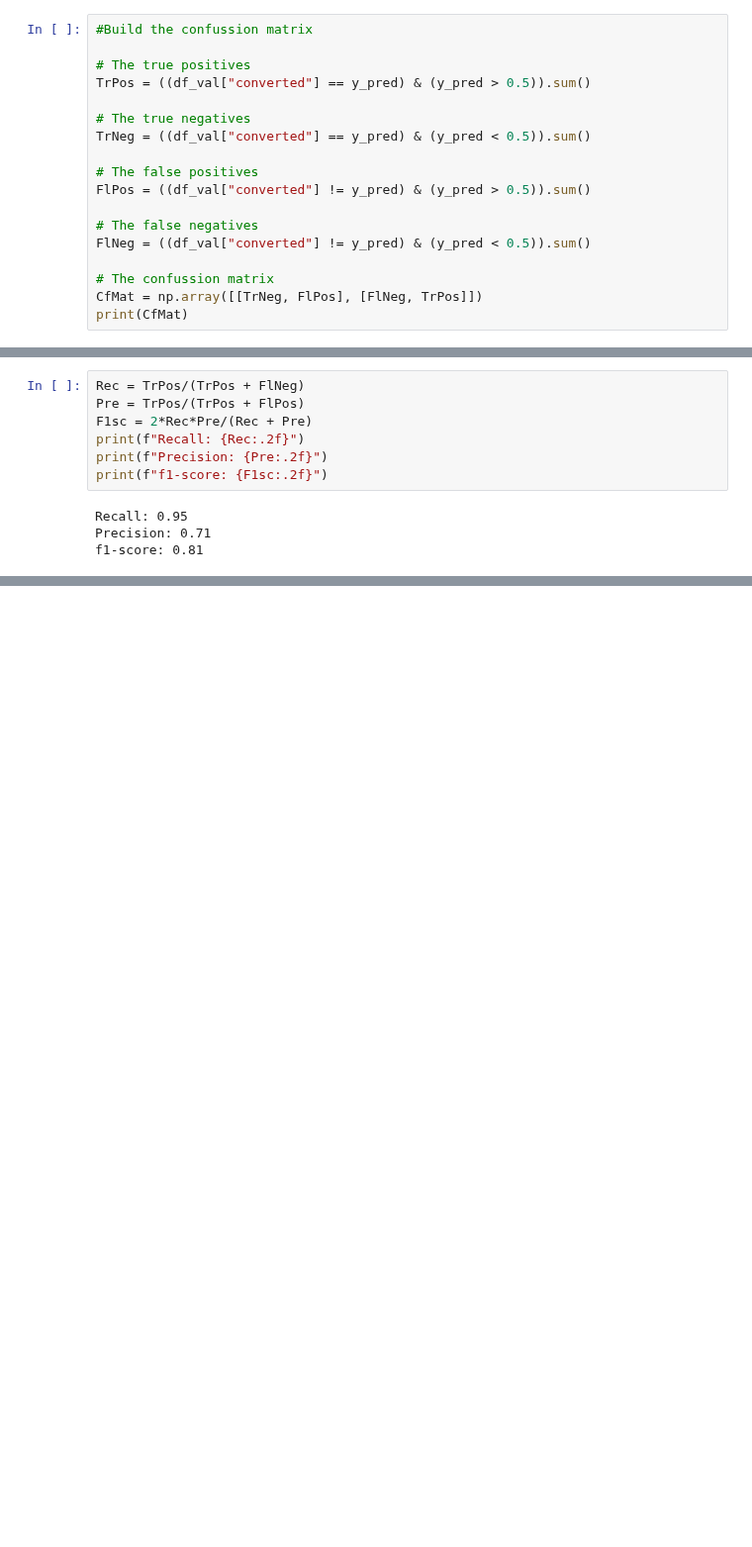
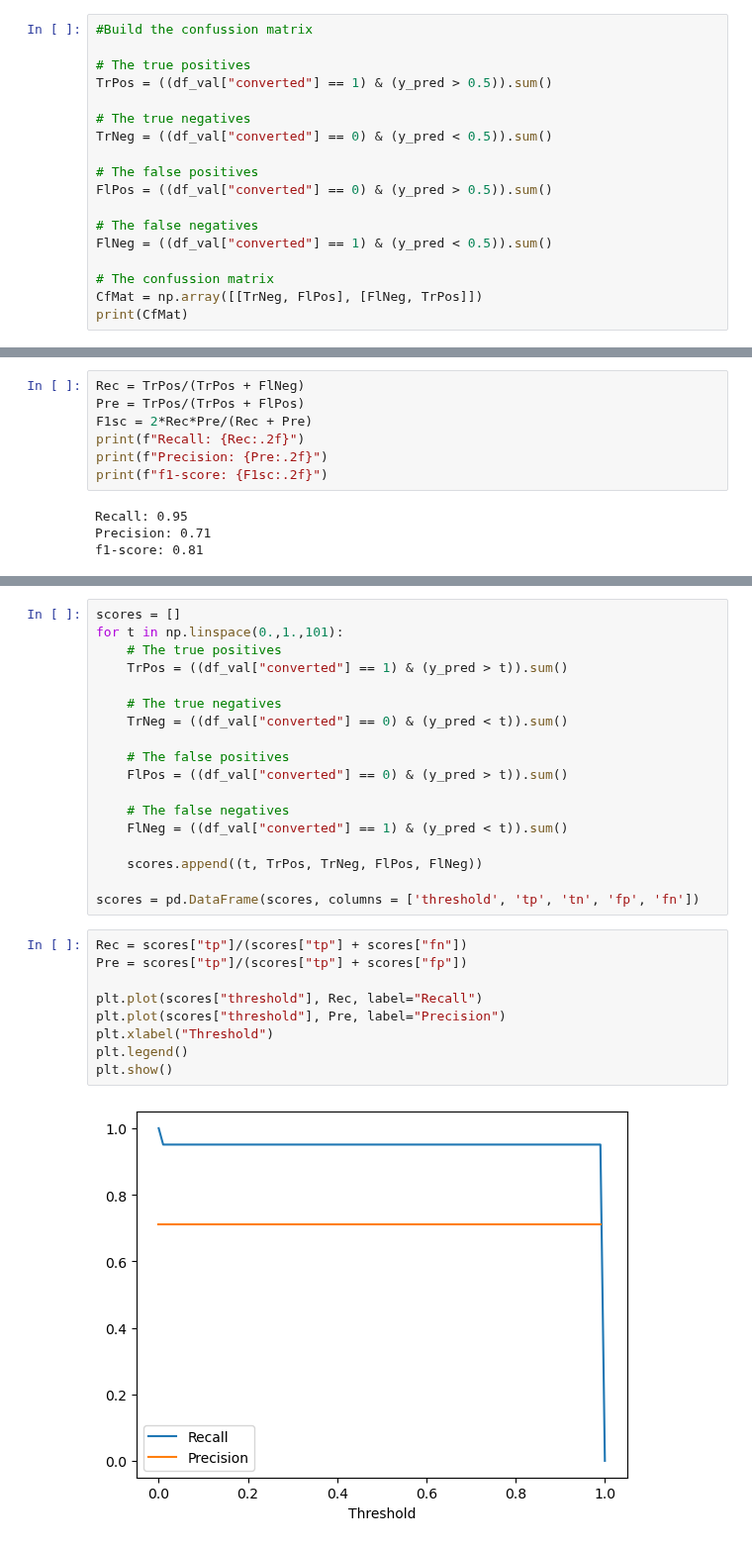
Before and after one commit to martinjimenez388/Road_to_alternatives, a Jupyter notebook: Hmw_MLZoomCamp_4.ipynb, the cells around one changed output, grey strips where cells are left out. Shown at 99% size. Drawn from its saved outputs; the diff is of its cells as text; blank space fills up the shorter version.

```diff
--- a/Hmw_MLZoomCamp_4.ipynb
+++ b/Hmw_MLZoomCamp_4.ipynb
@@ -55,16 +55,16 @@ y_pred = model.predict(X_val)
 #Build the confussion matrix
 
 # The true positives
-TrPos = ((df_val["converted"] == y_pred) & (y_pred > 0.5)).sum()
+TrPos = ((df_val["converted"] == 1) & (y_pred > 0.5)).sum()
 
 # The true negatives
-TrNeg = ((df_val["converted"] == y_pred) & (y_pred < 0.5)).sum()
+TrNeg = ((df_val["converted"] == 0) & (y_pred < 0.5)).sum()
 
 # The false positives
-FlPos = ((df_val["converted"] != y_pred) & (y_pred > 0.5)).sum()
+FlPos = ((df_val["converted"] == 0) & (y_pred > 0.5)).sum()
 
 # The false negatives
-FlNeg = ((df_val["converted"] != y_pred) & (y_pred < 0.5)).sum()
+FlNeg = ((df_val["converted"] == 1) & (y_pred < 0.5)).sum()
 
 # The confussion matrix
 CfMat = np.array([[TrNeg, FlPos], [FlNeg, TrPos]])
@@ -113,0 +114,29 @@ Now, let' study the ROC (Receiver Operating Characteristics). Note that, even th
+# %%
+scores = []
+for t in np.linspace(0.,1.,101):
+    # The true positives
+    TrPos = ((df_val["converted"] == 1) & (y_pred > t)).sum()
+
+    # The true negatives
+    TrNeg = ((df_val["converted"] == 0) & (y_pred < t)).sum()
+
+    # The false positives
+    FlPos = ((df_val["converted"] == 0) & (y_pred > t)).sum()
+
+    # The false negatives
+    FlNeg = ((df_val["converted"] == 1) & (y_pred < t)).sum()
+
+    scores.append((t, TrPos, TrNeg, FlPos, FlNeg))
+
+scores = pd.DataFrame(scores, columns = ['threshold', 'tp', 'tn', 'fp', 'fn'])
+# %%
+Rec = scores["tp"]/(scores["tp"] + scores["fn"])
+Pre = scores["tp"]/(scores["tp"] + scores["fp"])
+
+plt.plot(scores["threshold"], Rec, label="Recall")
+plt.plot(scores["threshold"], Pre, label="Precision")
+plt.xlabel("Threshold")
+plt.legend()
+plt.show()
+# %% [output]
+[figure, added]
```
Also changed, not shown: parts of 9 cells of this notebook.
